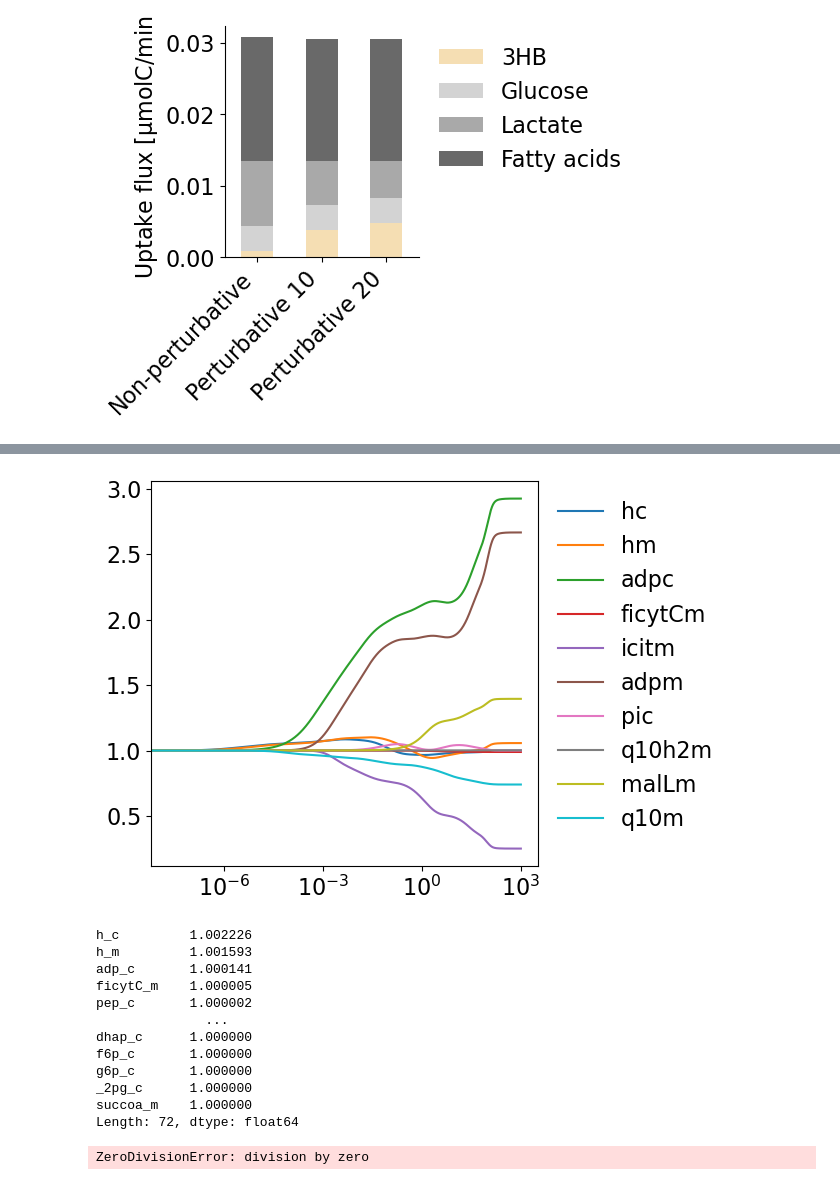
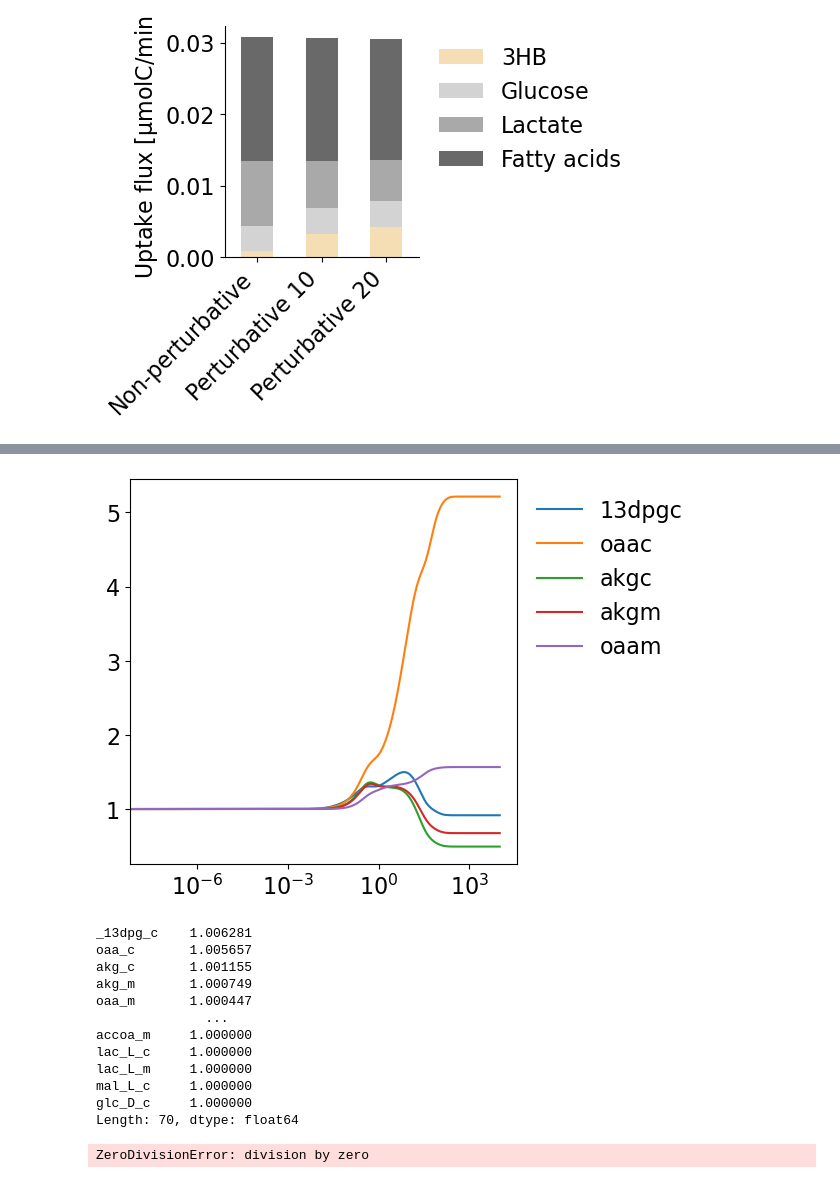
Before and after one commit to weilandtd/competitive_catabolism, a Jupyter notebook: mechanistic_model/control_analysis.ipynb, the cells around one changed output, grey strips where cells are left out. Cells and saved outputs as stored; diff of their text form; code cells hidden in the pictures.

```diff
--- a/mechanistic_model/control_analysis.ipynb
+++ b/mechanistic_model/control_analysis.ipynb
@@ -300,7 +327,7 @@ SCALE = 25/1000
 
 # Compute the fluxes for a perturbation in the uptake of a carbon source
 def compute_uptake_perturbation(variable, fold, kmodel=kmodel, parmeters=parameter_population[closest_to_median],
-                                time = np.logspace(-6, 3, 1000)-1e-6, solver_type='cvode', carbons_only=True,steady_state=True,
+                                time = np.logspace(-6, 5, 1000)-1e-6, solver_type='cvode', carbons_only=True,steady_state=True,
                                 parameter_perturbation=dict()):
     # kmodel -> is initiatlized and compiled above
     # Get the initial value
@@ -481,7 +510,8 @@ plt.savefig('./output/energy_demand_perturbation.svg')
 # %%
-additional_effect = {'vmax_forward_cyt_atp2adp': 1.2,'glc_D_e':1.0, 'lac_L_e':1.0, 'bhb_e':1.0, 'hdca_e':1.0,
-                     'vmax_forward_GLCt1r':1.0,'vmax_forward_PFK':1.0,'vmax_forward_ENO':1.0,'vmax_forward_Na_channel':1 }
-res = compute_uptake_perturbation('hdca_e', 1.0, parameter_perturbation=additional_effect, steady_state=False, )
+additional_effect = {'vmax_forward_cyt_atp2adp': 1.0,'glc_D_e':1.0, 'lac_L_e':1.0, 'bhb_e':1.0, 'hdca_e':0.2,
+                     'vmax_forward_GLCt1r':1.0,'vmax_forward_PFK':1.0,'vmax_forward_ENO':1.0, 'vmax_forward_ASPGLUm':1.0,                      }
+res = compute_uptake_perturbation('hdca_e', 1.0, time=np.logspace(-6, 4, 1000)-1e-6,
+                                  parameter_perturbation=additional_effect, steady_state=False, )
 cols = res.columns
 # %%
 def compute_vmax_backward(reaction):
@@ -572,38 +628,38 @@ plt.xscale('log')
 # %%
 # Plot relative concentrations
 conc = (res.iloc[:,len(kmodel.reactions):] / mean_concentrations).dropna(axis=1)
 
 # maximum changein 10 min
-max_change = conc[conc.index  < 1e-6].abs().max()
+max_change = conc[conc.index  < 1e-2].abs().max()
 # Rank the metabolites by the maximum change
 ranked_metabolites = list(max_change.sort_values(ascending=False).index)
 # Get top 10
-conc_filtered = conc.loc[:,ranked_metabolites[:10] ]
+conc_filtered = conc.loc[:,ranked_metabolites[:5] ]
 # conc_filtered = conc.loc[:,['h_c','h_m','nad_c','nad_c',
 #                             'lac_L_c','pmtcoa_c','pyr_c','pyr_m','coa_m']]
 # substitute metabolite names starting with _
 conc_filtered.columns = [i.replace('_','') for i in conc_filtered.columns]
 f, ax = plt.subplots(figsize=(5,5))
 conc_filtered.plot(ax=ax)
 plt.legend(loc='upper left', bbox_to_anchor=(1, 1), frameon=False)
 plt.xscale('log')
 # %% [output]
-[figure, old version]
+[figure, new version]
 # %%
 max_change.sort_values(ascending=False)
 # %% [output]
-h_c         1.002226
-h_m         1.001593
-adp_c       1.000141
-ficytC_m    1.000005
-pep_c       1.000002
+_13dpg_c    1.006281
+oaa_c       1.005657
+akg_c       1.001155
+akg_m       1.000749
+oaa_m       1.000447
               ...
-dhap_c      1.000000
-f6p_c       1.000000
-g6p_c       1.000000
-_2pg_c      1.000000
-succoa_m    1.000000
-Length: 72, dtype: float64
+accoa_m     1.000000
+lac_L_c     1.000000
+lac_L_m     1.000000
+mal_L_c     1.000000
+glc_D_c     1.000000
+Length: 70, dtype: float64
 # %%
 1/0
 # %% [output]
```
Also changed, not shown: parts of 22 cells of this notebook, 11 other files.
